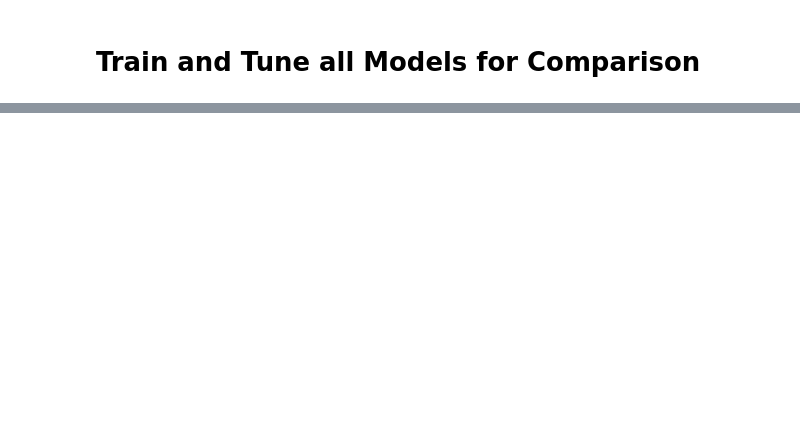
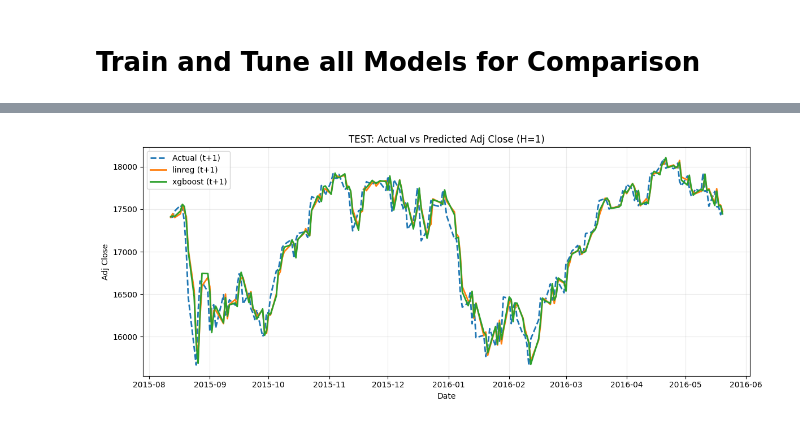
Before and after one commit to vitoco84/ml-stock-sent, a Jupyter notebook: notebooks/08_runners.ipynb, the cells around one changed output, grey strips where cells are left out. Drawn from its saved outputs; the diff is of its cells as text; code cells hidden in the pictures; blank space fills up the shorter version.

```diff
--- a/notebooks/08_runners.ipynb
+++ b/notebooks/08_runners.ipynb
@@ -259,0 +35,19 @@ for sc_key, bundle in overlay_cache.items():
+# %%
+EXPERIMENTS = [
+    ("linreg", True),
+    ("xgboost", True)
+]
+H = 30
+results = []
+
+for kind, include_sent in EXPERIMENTS:
+    res = run_experiment(
+        kind=kind,
+        df_full=df_full,
+        include_sentiment=include_sent,
+        out_dir=str(Path(cfg.data.processed_dir)),
+        forecast_horizon=H,
+        random_state=cfg.runtime.seed,
+        n_trials=30
+    )
+    results.append(res)
@@ -259,0 +98,28 @@ for sc_key, bundle in overlay_cache.items():
+# %%
+# ===== TEST overlay (H=1) =====
+idx0 = test_index.to_numpy()
+valid = idx0 + 1 < len(df_plot)
+idx0, idx1 = idx0[valid], (idx0 + 1)[valid]
+
+dates_test  = df_plot.loc[idx1, "date"].to_numpy()
+actual_next = df_plot.loc[idx1, "adj_close"].to_numpy(float)
+p_t         = df_plot.loc[idx0, "adj_close"].to_numpy(float)
+
+plt.figure(figsize=(12, 5))
+plt.plot(dates_test, actual_next, "--", label="Actual (t+1)", linewidth=2)
+
+for res in results:
+    ypred = np.asarray(res["y_pred_test"])
+    lr1   = ypred[valid, 0] if (ypred.ndim == 2 and ypred.shape[1] >= 1) else ypred[valid]
+    pred_next = p_t * np.exp(lr1)
+    plt.plot(dates_test, pred_next, label=f"{res['kind']} (t+1)", linewidth=2)
+
+plt.title("TEST: Actual vs Predicted Adj Close (H=1)")
+plt.xlabel("Date"); plt.ylabel("Adj Close")
+plt.grid(True, alpha=0.25); plt.legend(); plt.tight_layout()
+FIGDIR.mkdir(parents=True, exist_ok=True)
+# plt.savefig(FIGDIR / "TEST_overlay_h1_all_models.png", dpi=150)
+plt.show()
+plt.close()
+# %% [output]
+[figure, added]
```
Also changed, not shown: parts of 10 cells of this notebook, 42 other files.
